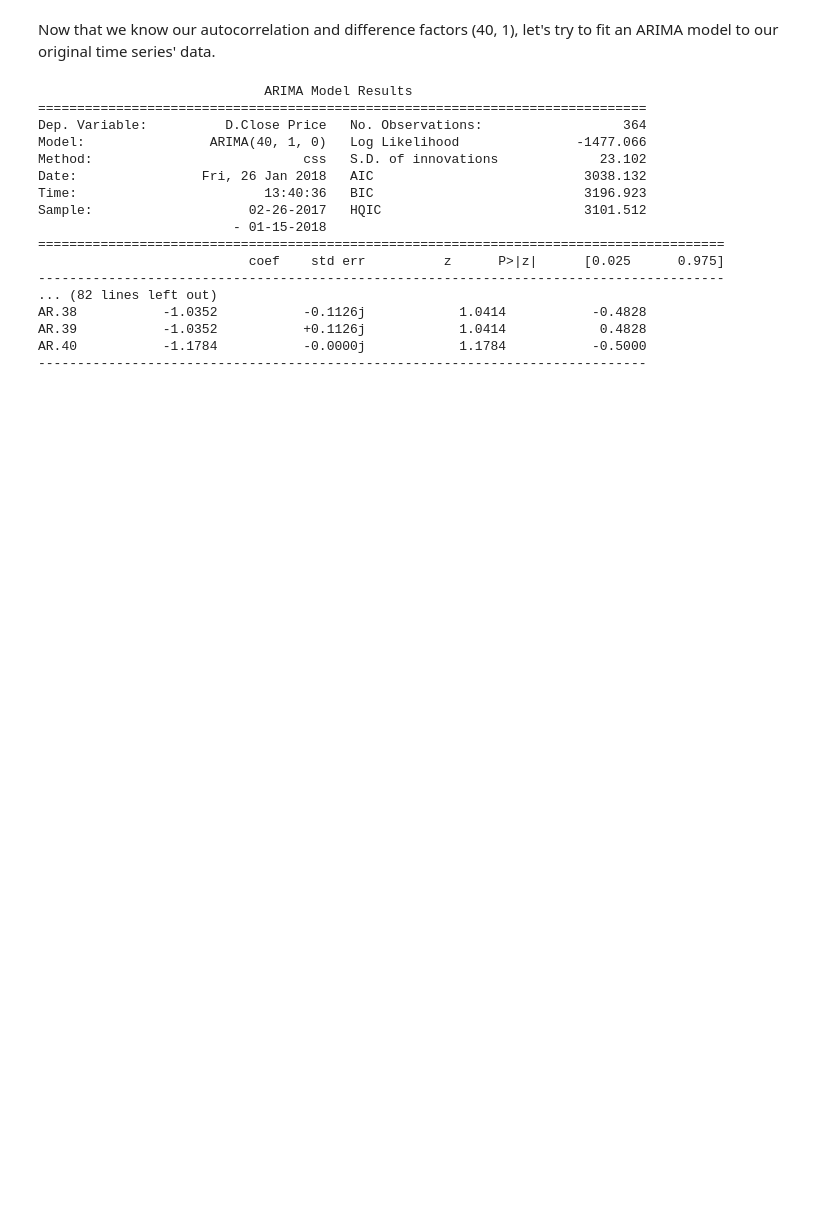
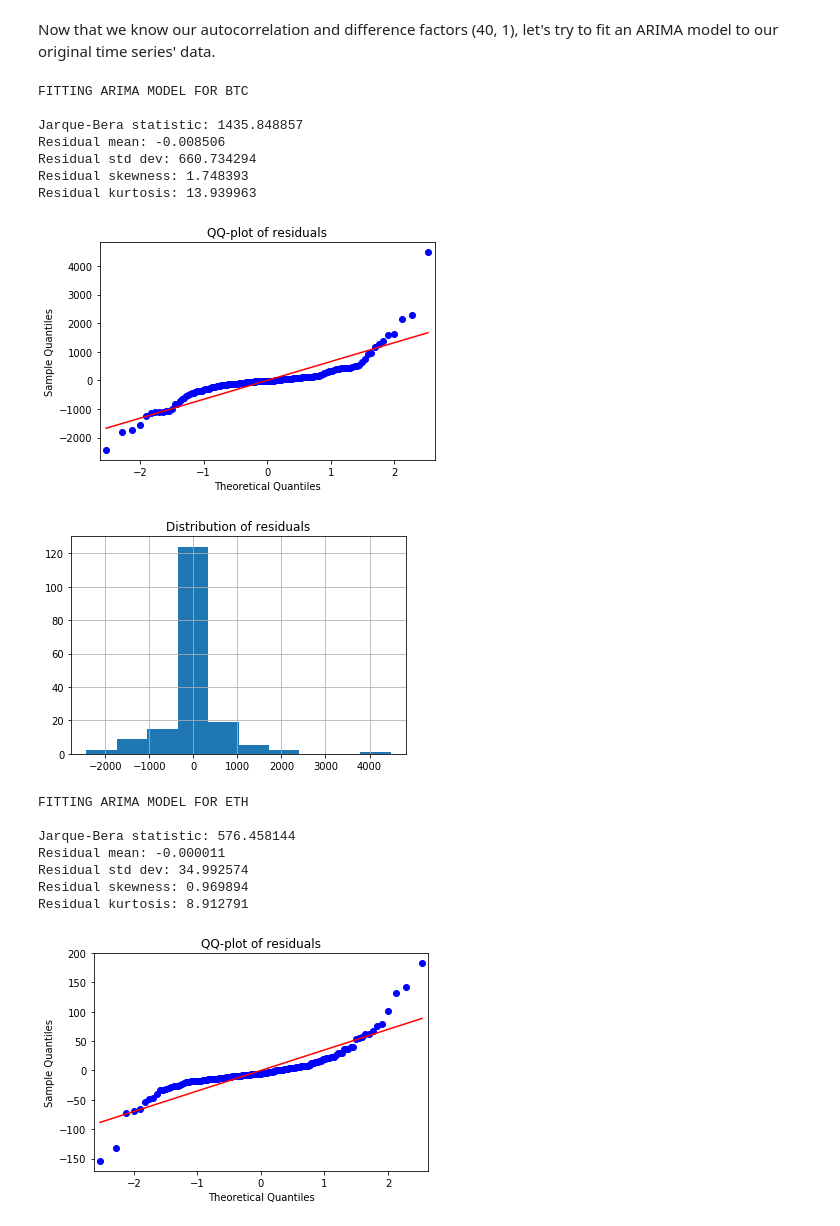
Before and after one commit to grantathon/market_scenario_generator, a Jupyter notebook: analysis/preliminary_analysis.ipynb, the cells around one changed output. Drawn from its saved outputs; the diff is of its cells as text; code cells hidden in the pictures; blank space fills up the shorter version.

```diff
--- a/analysis/preliminary_analysis.ipynb
+++ b/analysis/preliminary_analysis.ipynb
@@ -63,35 +65,48 @@ Alright, looks like we have significant autocorrelation around 40 lags for each
 # %% [markdown]
 Now that we know our autocorrelation and difference factors (40, 1), let's try to fit an ARIMA model to our original time series' data.
-# %%
-# Fit model on last year's worth of data
-model = ARIMA(data['eth'].iloc[-365:], order=(40, 1, 0))
-fit_model = model.fit(method='css', disp=0, solver='lbfgs')
-
-# Display useful information
-print(fit_model.summary())
-
-# Residual distribution and statistics
-
-
-# QQ-plot
-
-
-# Look at things in ARIMAResults
-# %% [output]
-                             ARIMA Model Results
-==============================================================================
-Dep. Variable:          D.Close Price   No. Observations:                  364
-Model:                ARIMA(40, 1, 0)   Log Likelihood               -1477.066
-Method:                           css   S.D. of innovations             23.102
-Date:                Fri, 26 Jan 2018   AIC                           3038.132
-Time:                        13:40:36   BIC                           3196.923
-Sample:                    02-26-2017   HQIC                          3101.512
-                         - 01-15-2018
-========================================================================================
-                           coef    std err          z      P>|z|      [0.025      0.975]
-----------------------------------------------------------------------------------------
-... (82 lines left out)
-AR.38           -1.0352           -0.1126j            1.0414           -0.4828
-AR.39           -1.0352           +0.1126j            1.0414            0.4828
-AR.40           -1.1784           -0.0000j            1.1784           -0.5000
-------------------------------------------------------------------------------
+# %%
+window = 180
+
+for ticker, ticker_data in data.items():
+    print('FITTING ARIMA MODEL FOR %s' % ticker.upper())
+    print('')
+    # Fit model on last year's worth of data
+    model = ARIMA(ticker_data.iloc[-window:], order=(2, 1, 0))
+    fit = model.fit(method='css', disp=0, solver='lbfgs')
+
+    # Display useful information
+    jb = jarque_bera(fit.resid)
+    print('Jarque-Bera statistic: %f' % jb[0])
+    print('Residual mean: %f' % fit.resid.mean())
+    print('Residual std dev: %f' % fit.resid.std())
+    print('Residual skewness: %f' % fit.resid.skew())
+    print('Residual kurtosis: %f' % fit.resid.kurt())
+
+    # QQ-plot of residuals
+    probplot = sm.ProbPlot(fit.resid)
+    probplot.qqplot(line='s')
+    plt.title('QQ-plot of residuals')
+    plt.show()
+
+    # Residual distribution and statistics
+    fit.resid.hist()
+    plt.title('Distribution of residuals')
+    plt.show()
+# %% [output]
+FITTING ARIMA MODEL FOR BTC
+
+Jarque-Bera statistic: 1435.848857
+Residual mean: -0.008506
+Residual std dev: 660.734294
+Residual skewness: 1.748393
+Residual kurtosis: 13.939963
+[figure, added]
+[figure, added]
+FITTING ARIMA MODEL FOR ETH
+
+Jarque-Bera statistic: 576.458144
+Residual mean: -0.000011
+Residual std dev: 34.992574
+Residual skewness: 0.969894
+Residual kurtosis: 8.912791
+[figure, added]
```
Also changed, not shown: parts of 7 cells of this notebook.
